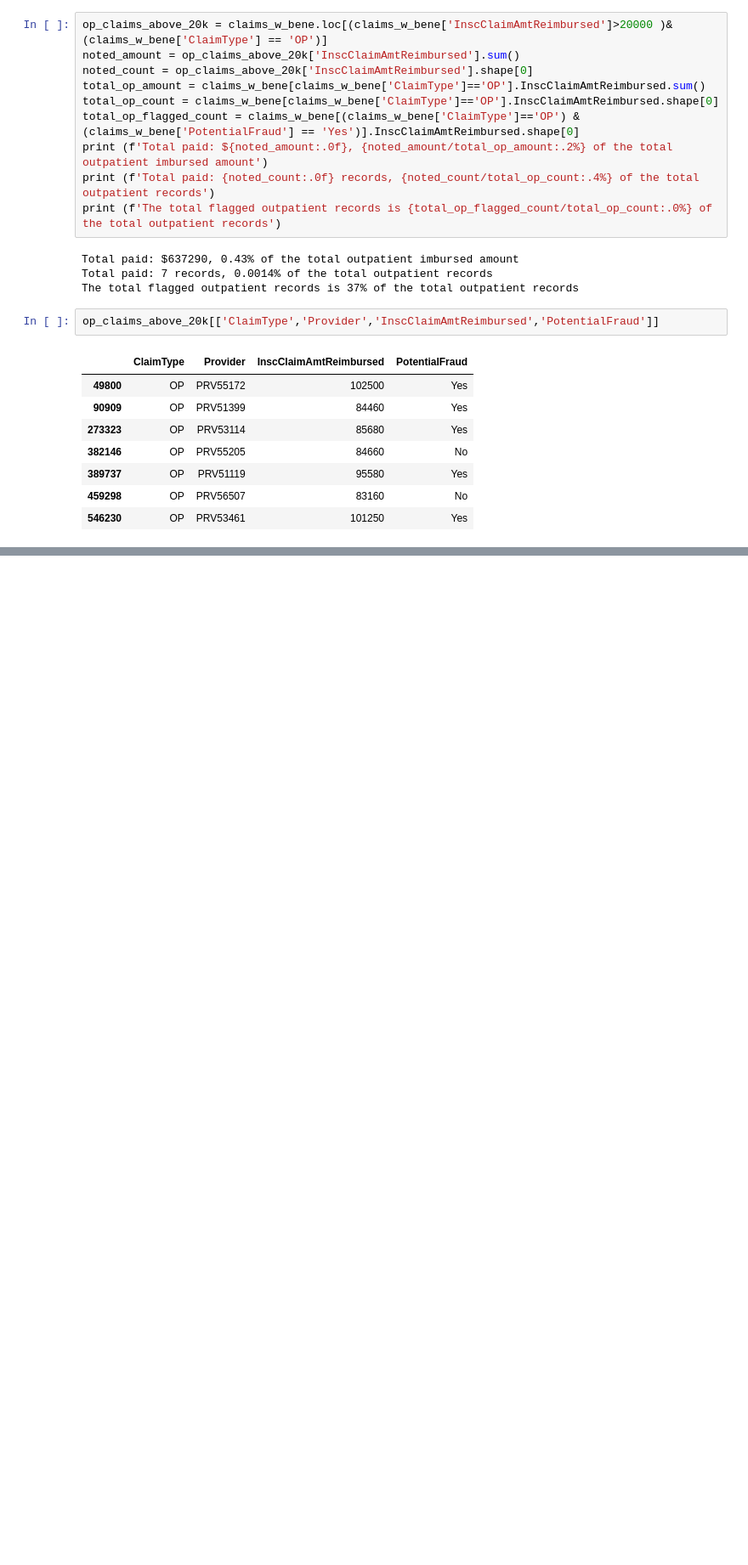
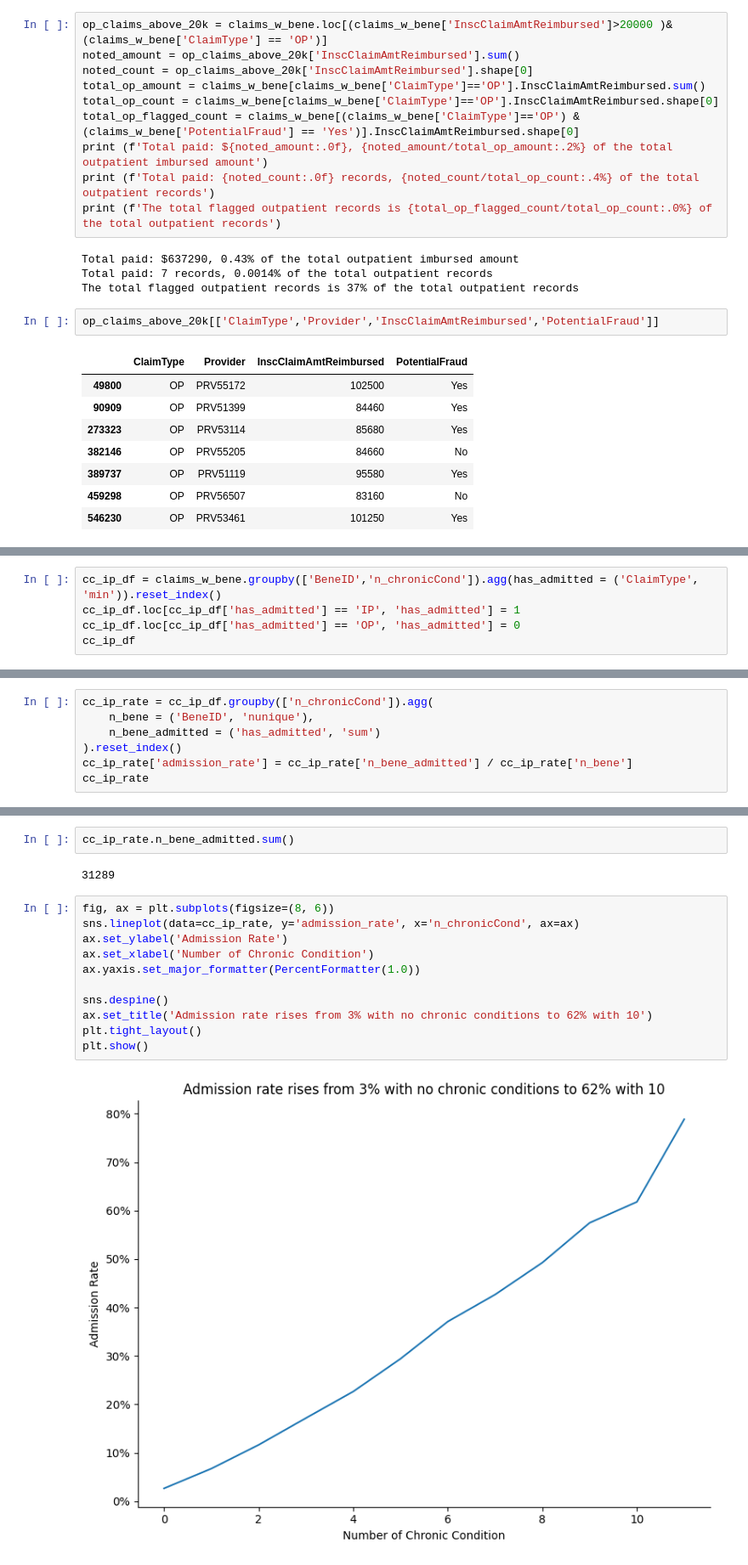
Before and after one commit to sophiaYishan/us_healthcare_claims_analysis, a Jupyter notebook: claim-analysis.ipynb, the cells around one changed output, grey strips where cells are left out. Shown at 85% size. Cells and saved outputs as stored; diff of their text form; blank space fills up the shorter version.

```diff
--- a/claim-analysis.ipynb
+++ b/claim-analysis.ipynb
@@ -948,0 +1060,5 @@ op_claims_above_20k[['ClaimType','Provider','InscClaimAmtReimbursed','PotentialF
+# %%
+cc_ip_df = claims_w_bene.groupby(['BeneID','n_chronicCond']).agg(has_admitted = ('ClaimType', 'min')).reset_index()
+cc_ip_df.loc[cc_ip_df['has_admitted'] == 'IP', 'has_admitted'] = 1
+cc_ip_df.loc[cc_ip_df['has_admitted'] == 'OP', 'has_admitted'] = 0
+cc_ip_df
@@ -948,0 +1079,7 @@ op_claims_above_20k[['ClaimType','Provider','InscClaimAmtReimbursed','PotentialF
+# %%
+cc_ip_rate = cc_ip_df.groupby(['n_chronicCond']).agg(
+    n_bene = ('BeneID', 'nunique'),
+    n_bene_admitted = ('has_admitted', 'sum')
+).reset_index()
+cc_ip_rate['admission_rate'] = cc_ip_rate['n_bene_admitted'] / cc_ip_rate['n_bene']
+cc_ip_rate
@@ -948,0 +1100,17 @@ op_claims_above_20k[['ClaimType','Provider','InscClaimAmtReimbursed','PotentialF
+# %%
+cc_ip_rate.n_bene_admitted.sum()
+# %% [output]
+31289
+# %%
+fig, ax = plt.subplots(figsize=(8, 6))
+sns.lineplot(data=cc_ip_rate, y='admission_rate', x='n_chronicCond', ax=ax)
+ax.set_ylabel('Admission Rate')
+ax.set_xlabel('Number of Chronic Condition')
+ax.yaxis.set_major_formatter(PercentFormatter(1.0))
+
+sns.despine()
+ax.set_title('Admission rate rises from 3% with no chronic conditions to 62% with 10')
+plt.tight_layout()
+plt.show()
+# %% [output]
+[figure, added]
```
Also changed, not shown: parts of 21 cells of this notebook.
